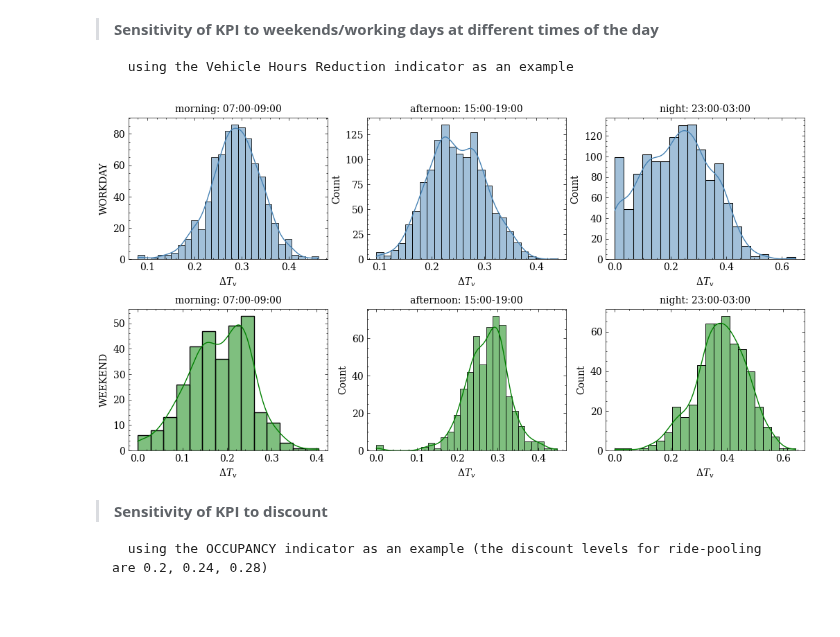
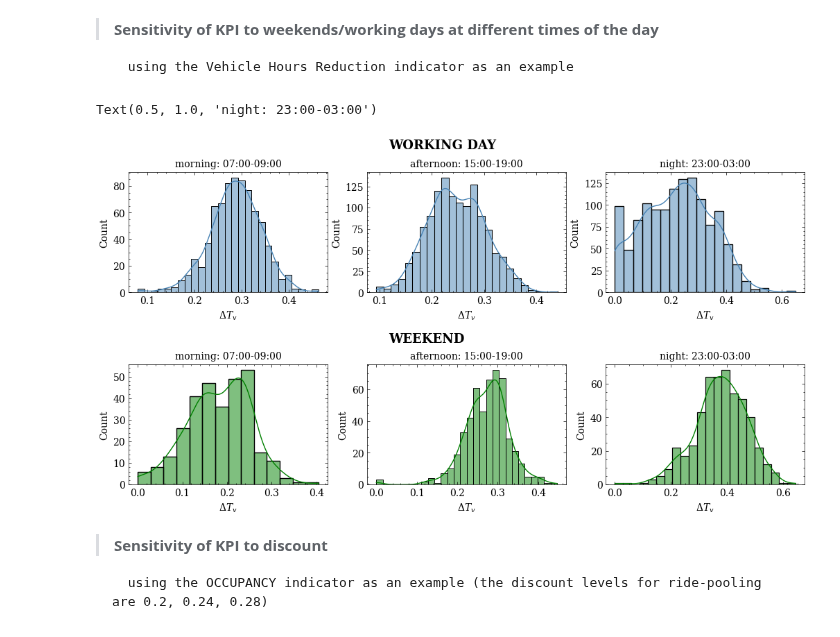
Before and after one commit to OlhaShulikaUJ/ExMAS-plotting, a Jupyter notebook: NYC KPI DA.ipynb, the cells around one changed output. Saved outputs shown, nothing was run; the diff lists cells and outputs as text; code cells hidden in the pictures.

```diff
--- a/NYC KPI DA.ipynb
+++ b/NYC KPI DA.ipynb
@@ -206,6 +206,15 @@ ax4 = plt.subplot2grid((2,3), (1,0))
 ax5 = plt.subplot2grid((2,3), (1,1))
 ax6 = plt.subplot2grid((2,3), (1,2))
 
+plt.suptitle('WORKING DAY', ha='left', fontsize=13, fontweight='bold')
+plt.figtext(0.5, 0.5, 'WEEKEND', ha='left', va='center', fontsize=13, fontweight='bold')
+plt.subplots_adjust(left=0.125,
+                    bottom=0.15,
+                    right=1.1,
+                    top=0.9,
+                    wspace=0.2,
+                    hspace=0.6)
+
 ax=ax1 # with kernel density estimation
 for d in df.shared_discount.unique():
     to_plot = df[(df.Start_time.dt.dayofweek.isin([0,1,2,3,4])
@@ -213,8 +222,7 @@ for d in df.shared_discount.unique():
 sns.histplot(data = to_plot, x = 'del_VehHourTrav', kde=True, color='steelblue', ax=ax)
 to_plot.Start_time.dt.dayofweek.unique()
 ax1.set_xlabel("$\Delta T_v$")
-ax1.set_ylabel('WORKDAY')
-ax.set_title("morning: 07:00-09:00", fontsize=10)
+ax1.set_title("morning: 07:00-09:00", fontsize=10)
 
 ax=ax2 # with kernel density estimation
 for d in df.shared_discount.unique():
@@ -223,7 +231,7 @@ for d in df.shared_discount.unique():
 sns.histplot(data = to_plot, x = 'del_VehHourTrav', kde=True, color='steelblue', ax=ax)
 to_plot.Start_time.dt.dayofweek.unique()
 ax2.set_xlabel("$\Delta T_v$")
-ax.set_title("afternoon: 15:00-19:00", fontsize=10)
+ax2.set_title("afternoon: 15:00-19:00", fontsize=10)
 
 ax=ax3 # with kernel density estimation
 for d in df.shared_discount.unique():
@@ -234,46 +242,39 @@ for d in df.shared_discount.unique():
 sns.histplot(data = to_plot, x = 'del_VehHourTrav', kde=True, color='steelblue', ax=ax)
 to_plot.Start_time.dt.dayofweek.unique()
 ax3.set_xlabel("$\Delta T_v$")
-ax.set_title("night: 23:00-03:00", fontsize=10)
+ax3.set_title("night: 23:00-03:00", fontsize=10)
 
 ax=ax4 # with kernel density estimation
 for d in df.shared_discount.unique():
     to_plot = df[(df.Start_time.dt.dayofweek.isin([5,6])
                   & (df.Start_time.dt.hour.isin([7,8,9])))]
 sns.histplot(data = to_plot, x = 'del_VehHourTrav', kde=True, color='green', ax=ax)
 to_plot.Start_time.dt.dayofweek.unique()
 ax4.set_xlabel("$\Delta T_v$")
-ax4.set_ylabel('WEEKEND')
-ax.set_title("morning: 07:00-09:00", fontsize=10)
+ax4.set_title("morning: 07:00-09:00", fontsize=10)
 
 ax=ax5 # with kernel density estimation
 for d in df.shared_discount.unique():
     to_plot = df[(df.Start_time.dt.dayofweek.isin([5,6])
                   & (df.Start_time.dt.hour.isin([15,16,17,18,19])))]
 sns.histplot(data = to_plot, x = 'del_VehHourTrav', kde=True, color='green', ax=ax)
 to_plot.Start_time.dt.dayofweek.unique()
 ax5.set_xlabel("$\Delta T_v$")
-ax.set_title("afternoon: 15:00-19:00", fontsize=10)
+ax5.set_title("afternoon: 15:00-19:00", fontsize=10)
 
 ax=ax6 # with kernel density estimation
 for d in df.shared_discount.unique():
     to_plot = df[(df.Start_time.dt.dayofweek.isin([5,6])
                   & (df.Start_time.dt.hour.isin([23])))
                  | df.Start_time.dt.dayofweek.isin([5,6])
                   & (df.Start_time.dt.hour.isin([0,1,2,3]))]
 sns.histplot(data = to_plot, x = 'del_VehHourTrav', kde=True, color='green', ax=ax)
 to_plot.Start_time.dt.dayofweek.unique()
 ax6.set_xlabel("$\Delta T_v$")
-ax.set_title("night: 23:00-03:00", fontsize=10)
-
-plt.subplots_adjust(left=0.125,
-                    bottom=0.1,
-                    right=1.1,
-                    top=0.9,
-                    wspace=0.2,
-                    hspace=0.35)
+ax6.set_title("night: 23:00-03:00", fontsize=10)
 # %% [output]
+Text(0.5, 1.0, 'night: 23:00-03:00')
-[figure, old version]
+[figure, new version]
 # %% [markdown]
 > **Sensitivity of KPI to discount**
 
```
